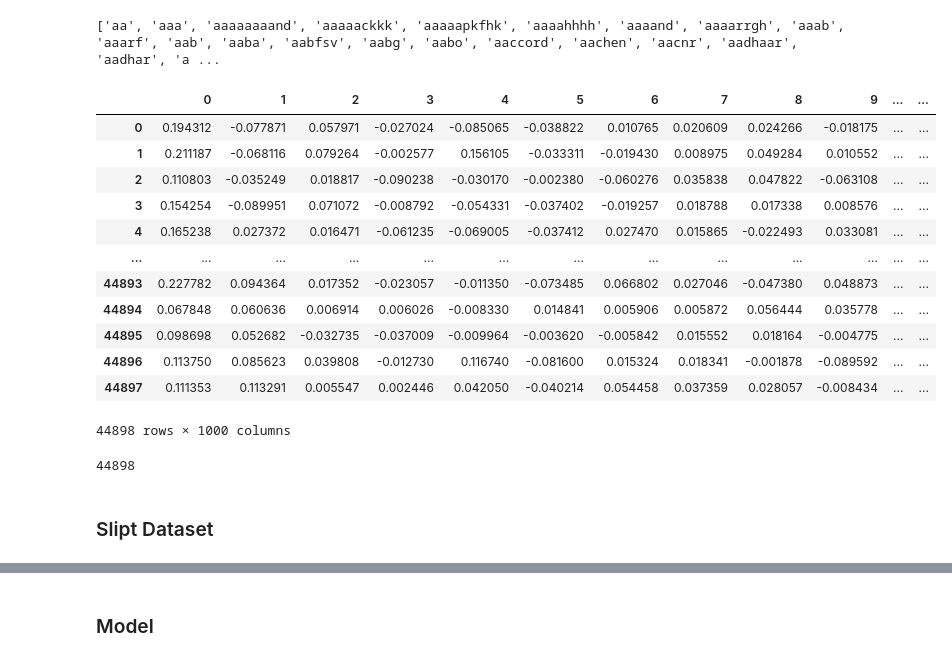
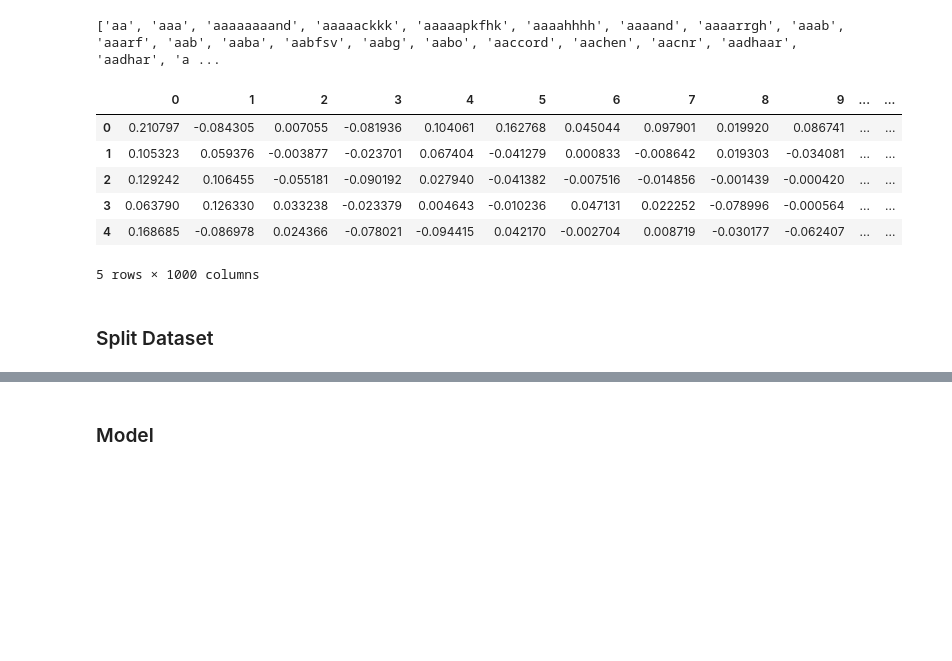
Before and after one commit to nayemmajhar/fake-news-detection, a Jupyter notebook: code/fake-news-detection-tensorflow.ipynb, the cells around one changed output, grey strips where cells are left out. Saved outputs shown, nothing was run; the diff lists cells and outputs as text; code cells hidden in the pictures; blank space fills up the shorter version.

Commit message:
improve model, graph and correct split of dataset

```diff
--- a/code/fake-news-detection-tensorflow.ipynb
+++ b/code/fake-news-detection-tensorflow.ipynb
@@ -49,0 +63,4 @@ df.groupby('label').label.count().plot.bar(color=['r','g'])
+# %%
+# shuffle dataset
+df = df.sample(frac = 1)
+df.head()
@@ -132,22 +163,12 @@ from sklearn.decomposition import TruncatedSVD
 svd = TruncatedSVD(n_components=1000, n_iter=7) # best 1000 features
 truncated_x = pd.DataFrame(svd.fit_transform(vector_df))
 # %%
-truncated_x
+truncated_x.head()
 # %% [output]
 |  | 0 | 1 | 2 | 3 | 4 | 5 | 6 | 7 | 8 | 9 | ... | ... |
-| 0 | 0.194312 | -0.077871 | 0.057971 | -0.027024 | -0.085065 | -0.038822 | 0.010765 | 0.020609 | 0.024266 | -0.018175 | ... | ... |
-| 1 | 0.211187 | -0.068116 | 0.079264 | -0.002577 | 0.156105 | -0.033311 | -0.019430 | 0.008975 | 0.049284 | 0.010552 | ... | ... |
-| 2 | 0.110803 | -0.035249 | 0.018817 | -0.090238 | -0.030170 | -0.002380 | -0.060276 | 0.035838 | 0.047822 | -0.063108 | ... | ... |
-| 3 | 0.154254 | -0.089951 | 0.071072 | -0.008792 | -0.054331 | -0.037402 | -0.019257 | 0.018788 | 0.017338 | 0.008576 | ... | ... |
-| 4 | 0.165238 | 0.027372 | 0.016471 | -0.061235 | -0.069005 | -0.037412 | 0.027470 | 0.015865 | -0.022493 | 0.033081 | ... | ... |
-| ... | ... | ... | ... | ... | ... | ... | ... | ... | ... | ... | ... | ... |
-| 44893 | 0.227782 | 0.094364 | 0.017352 | -0.023057 | -0.011350 | -0.073485 | 0.066802 | 0.027046 | -0.047380 | 0.048873 | ... | ... |
-| 44894 | 0.067848 | 0.060636 | 0.006914 | 0.006026 | -0.008330 | 0.014841 | 0.005906 | 0.005872 | 0.056444 | 0.035778 | ... | ... |
-| 44895 | 0.098698 | 0.052682 | -0.032735 | -0.037009 | -0.009964 | -0.003620 | -0.005842 | 0.015552 | 0.018164 | -0.004775 | ... | ... |
-| 44896 | 0.113750 | 0.085623 | 0.039808 | -0.012730 | 0.116740 | -0.081600 | 0.015324 | 0.018341 | -0.001878 | -0.089592 | ... | ... |
-| 44897 | 0.111353 | 0.113291 | 0.005547 | 0.002446 | 0.042050 | -0.040214 | 0.054458 | 0.037359 | 0.028057 | -0.008434 | ... | ... |
+| 0 | 0.210797 | -0.084305 | 0.007055 | -0.081936 | 0.104061 | 0.162768 | 0.045044 | 0.097901 | 0.019920 | 0.086741 | ... | ... |
+| 1 | 0.105323 | 0.059376 | -0.003877 | -0.023701 | 0.067404 | -0.041279 | 0.000833 | -0.008642 | 0.019303 | -0.034081 | ... | ... |
+| 2 | 0.129242 | 0.106455 | -0.055181 | -0.090192 | 0.027940 | -0.041382 | -0.007516 | -0.014856 | -0.001439 | -0.000420 | ... | ... |
+| 3 | 0.063790 | 0.126330 | 0.033238 | -0.023379 | 0.004643 | -0.010236 | 0.047131 | 0.022252 | -0.078996 | -0.000564 | ... | ... |
+| 4 | 0.168685 | -0.086978 | 0.024366 | -0.078021 | -0.094415 | 0.042170 | -0.002704 | 0.008719 | -0.030177 | -0.062407 | ... | ... |
-44898 rows × 1000 columns
+5 rows × 1000 columns
-# %%
-df['label'].shape[0]
-# %% [output]
-44898
@@ -157,2 +175,2 @@ df['label'].shape[0]
 # %% [markdown]
-### Slipt Dataset
+### Split Dataset
```
Also changed, not shown: parts of 23 cells of this notebook.
